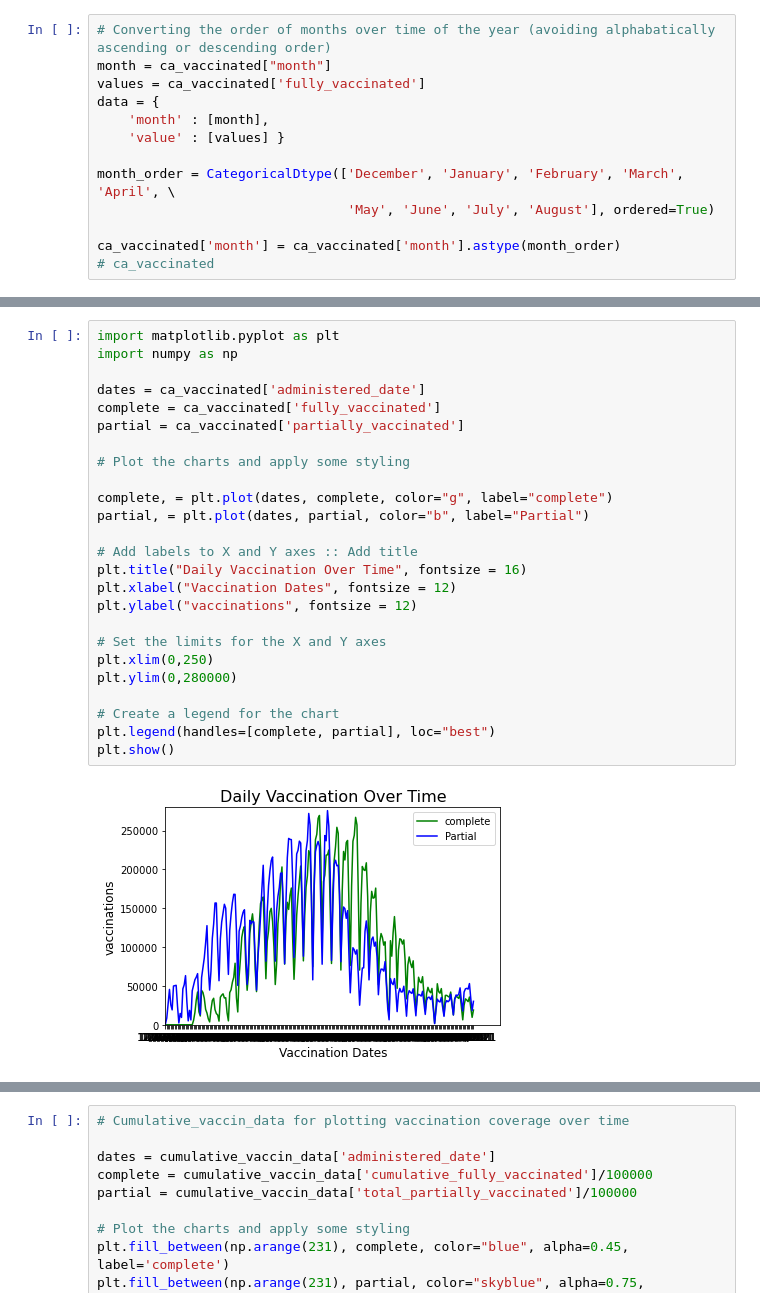
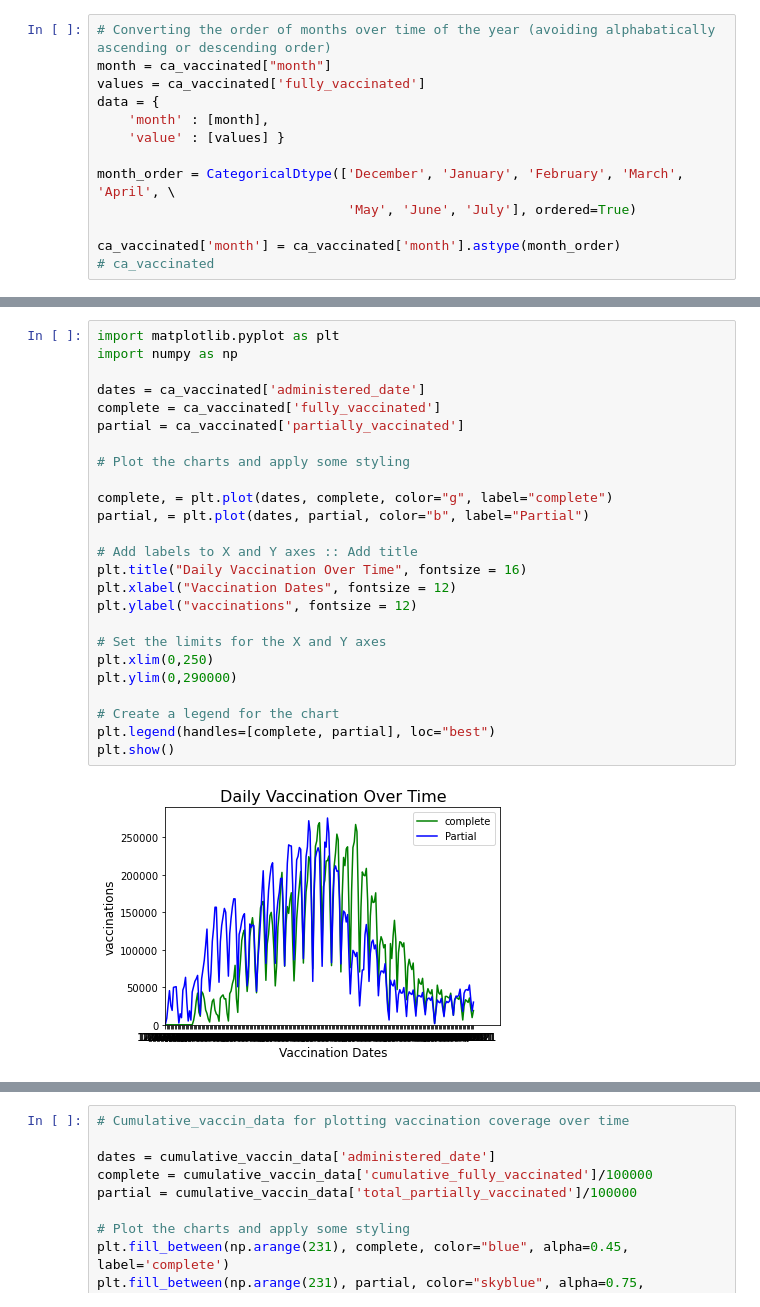
Before and after one commit to KristianSHamilton/CovidVaccinationInCalifornia, a Jupyter notebook: group_project_1.ipynb, the cells around one changed output, grey strips where cells are left out. Saved outputs shown, nothing was run; the diff lists cells and outputs as text.

```diff
--- a/group_project_1.ipynb
+++ b/group_project_1.ipynb
@@ -40,7 +46,7 @@ data = {
     'value' : [values] }
 
 month_order = CategoricalDtype(['December', 'January', 'February', 'March', 'April', \
-                                'May', 'June', 'July', 'August'], ordered=True)
+                                'May', 'June', 'July'], ordered=True)
 
 ca_vaccinated['month'] = ca_vaccinated['month'].astype(month_order)
 # ca_vaccinated
@@ -80,27 +70,27 @@ plt.show()
 # %%
 import matplotlib.pyplot as plt
 import numpy as np
 
 dates = ca_vaccinated['administered_date']
 complete = ca_vaccinated['fully_vaccinated']
 partial = ca_vaccinated['partially_vaccinated']
 
 # Plot the charts and apply some styling
 
 complete, = plt.plot(dates, complete, color="g", label="complete")
 partial, = plt.plot(dates, partial, color="b", label="Partial")
 
 # Add labels to X and Y axes :: Add title
 plt.title("Daily Vaccination Over Time", fontsize = 16)
 plt.xlabel("Vaccination Dates", fontsize = 12)
 plt.ylabel("vaccinations", fontsize = 12)
 
 # Set the limits for the X and Y axes
 plt.xlim(0,250)
-plt.ylim(0,280000)
+plt.ylim(0,290000)
 
 # Create a legend for the chart
 plt.legend(handles=[complete, partial], loc="best")
 plt.show()
 # %% [output]
-[figure, old version]
+[figure, new version]
```
Also changed, not shown: parts of 17 cells of this notebook.
